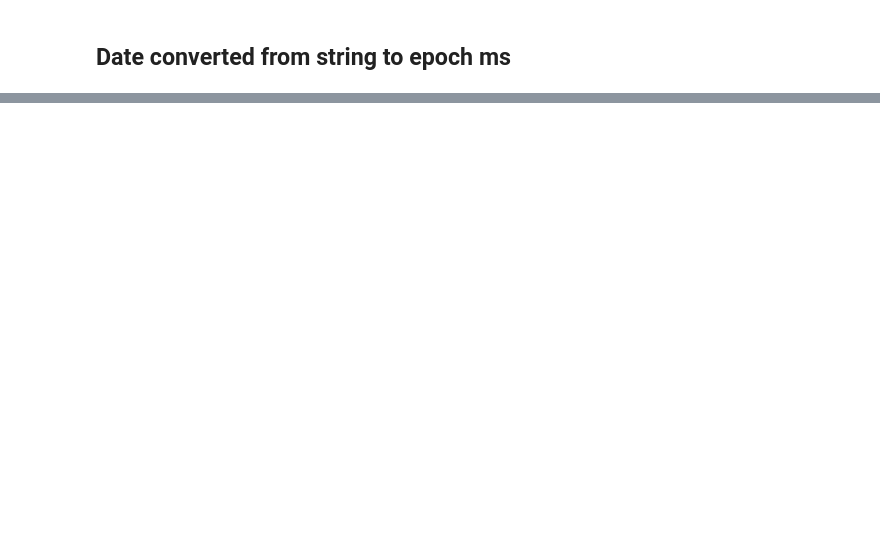
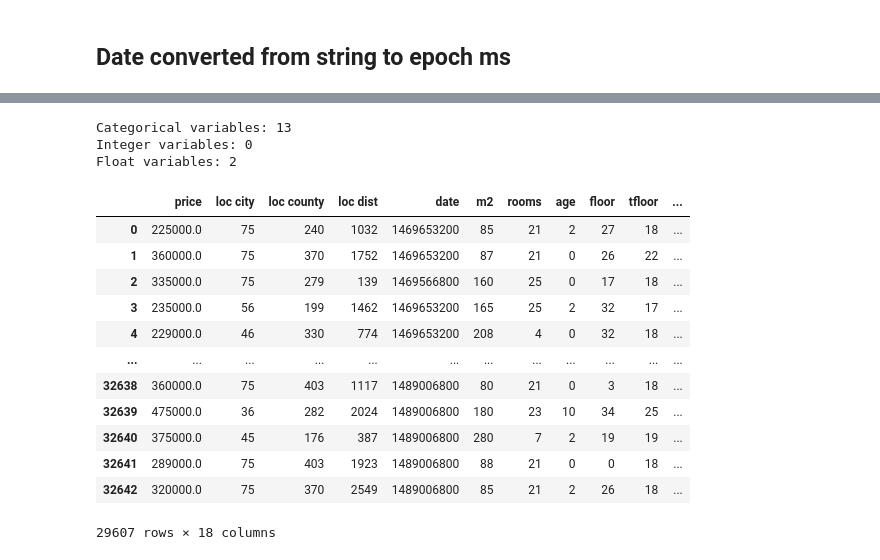
Before and after one commit to hudayiasik/data-mining-project, a Jupyter notebook: main.ipynb, the cells around one changed output, grey strips where cells are left out. Drawn from its saved outputs; the diff is of its cells as text; code cells hidden in the pictures; blank space fills up the shorter version.

```diff
--- a/main.ipynb
+++ b/main.ipynb
@@ -218,0 +375,43 @@ plt.show()
+# %%
+obj = (df.dtypes == 'object')
+object_cols = list(obj[obj].index)
+print("Categorical variables:",len(object_cols))
+
+int_ = (df.dtypes == 'int')
+num_cols = list(int_[int_].index)
+print("Integer variables:",len(num_cols))
+
+fl = (df.dtypes == 'float')
+fl_cols = list(fl[fl].index)
+print("Float variables:",len(fl_cols))
+# %% [output]
+Categorical variables: 13
+Integer variables: 0
+Float variables: 2
+# %%
+from sklearn.preprocessing import LabelEncoder
+
+# Make copy to avoid changing original data
+label_df = df.copy()
+
+# Apply label encoder to each column with categorical data
+label_encoder = LabelEncoder()
+for col in object_cols:
+    df[col] = label_encoder.fit_transform(df[col].astype(str))
+
+
+df
+# %% [output]
+|  | price | loc city | loc county | loc dist | date | m2 | rooms | age | floor | tfloor | ... |
+| 0 | 225000.0 | 75 | 240 | 1032 | 1469653200 | 85 | 21 | 2 | 27 | 18 | ... |
+| 1 | 360000.0 | 75 | 370 | 1752 | 1469653200 | 87 | 21 | 0 | 26 | 22 | ... |
+| 2 | 335000.0 | 75 | 279 | 139 | 1469566800 | 160 | 25 | 0 | 17 | 18 | ... |
+| 3 | 235000.0 | 56 | 199 | 1462 | 1469653200 | 165 | 25 | 2 | 32 | 17 | ... |
+| 4 | 229000.0 | 46 | 330 | 774 | 1469653200 | 208 | 4 | 0 | 32 | 18 | ... |
+| ... | ... | ... | ... | ... | ... | ... | ... | ... | ... | ... | ... |
+| 32638 | 360000.0 | 75 | 403 | 1117 | 1489006800 | 80 | 21 | 0 | 3 | 18 | ... |
+| 32639 | 475000.0 | 36 | 282 | 2024 | 1489006800 | 180 | 23 | 10 | 34 | 25 | ... |
+| 32640 | 375000.0 | 45 | 176 | 387 | 1489006800 | 280 | 7 | 2 | 19 | 19 | ... |
+| 32641 | 289000.0 | 75 | 403 | 1923 | 1489006800 | 88 | 21 | 0 | 0 | 18 | ... |
+| 32642 | 320000.0 | 75 | 370 | 2549 | 1489006800 | 85 | 21 | 2 | 26 | 18 | ... |
+29607 rows × 18 columns
```
Also changed, not shown: parts of 15 cells of this notebook.
